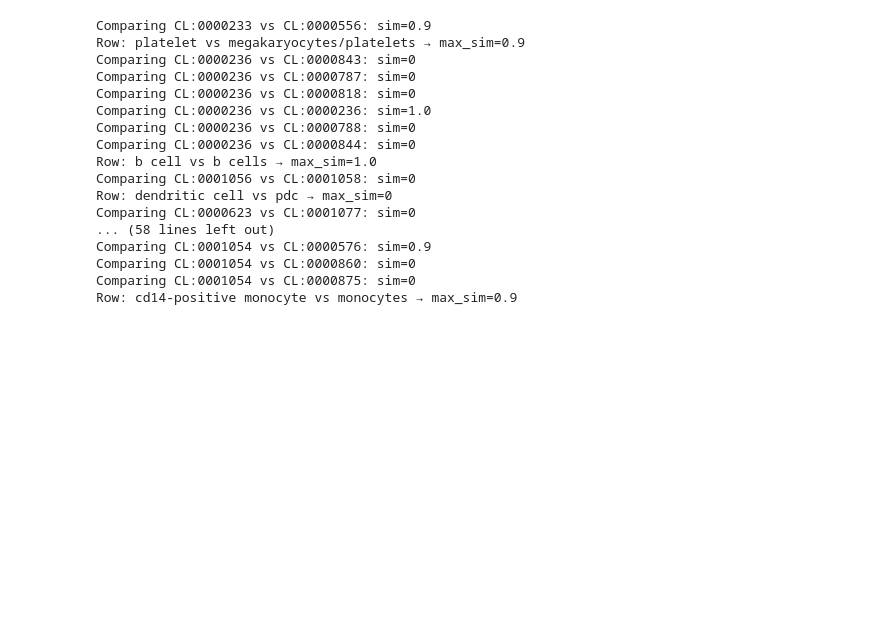
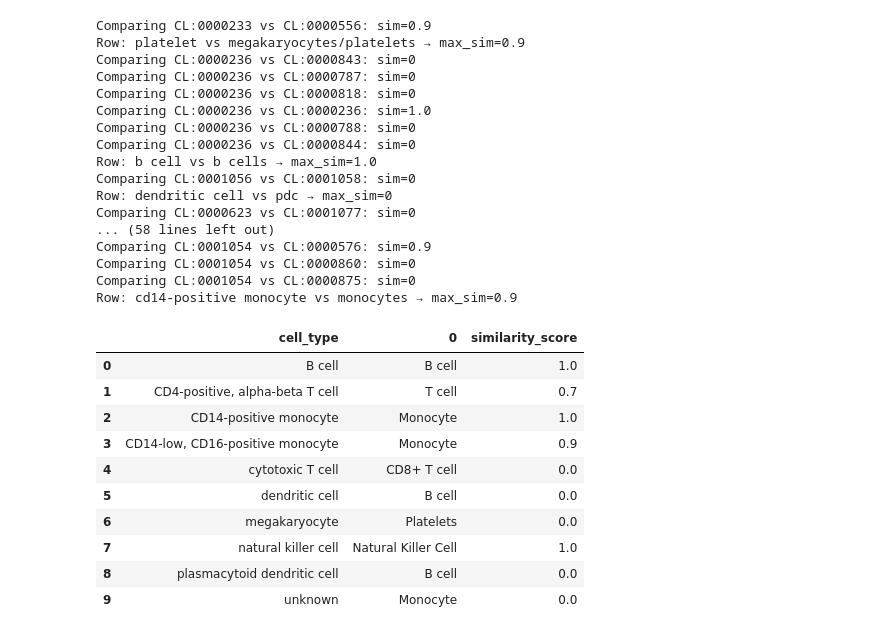
Before and after one commit to AlexAntill/code_benchLLM, a Jupyter notebook: notebooks/Annotation_Similarity.ipynb, the cells around one changed output. Saved outputs shown, nothing was run; the diff lists cells and outputs as text; code cells hidden in the pictures; blank space fills up the shorter version.

```diff
--- a/notebooks/Annotation_Similarity.ipynb
+++ b/notebooks/Annotation_Similarity.ipynb
@@ -61,10 +61,10 @@ def compute_similarity(id1, id2, graph):
 similarity_scores = []
 for _, row in df.iterrows():
     author_label = row['cell_type'].lower()
-    llama_label = row['0'].lower()
+    llm_label = row['0'].lower()
 
     id1 = label_to_id_ci.get(author_label)
-    id2 = label_to_id_ci.get(llama_label)
+    id2 = label_to_id_ci.get(llm_label)
 
     sim = compute_similarity(id1, id2, G)
     similarity_scores.append(sim)
@@ -146,5 +146,19 @@ Comparing CL:0001054 vs CL:0000576: sim=0.9
 Comparing CL:0001054 vs CL:0000860: sim=0
 Comparing CL:0001054 vs CL:0000875: sim=0
 Row: cd14-positive monocyte vs monocytes → max_sim=0.9
+# %%
+df
+# %% [output]
+|  | cell_type | 0 | similarity_score |
+| 0 | B cell | B cell | 1.0 |
+| 1 | CD4-positive, alpha-beta T cell | T cell | 0.7 |
+| 2 | CD14-positive monocyte | Monocyte | 1.0 |
+| 3 | CD14-low, CD16-positive monocyte | Monocyte | 0.9 |
+| 4 | cytotoxic T cell | CD8+ T cell | 0.0 |
+| 5 | dendritic cell | B cell | 0.0 |
+| 6 | megakaryocyte | Platelets | 0.0 |
+| 7 | natural killer cell | Natural Killer Cell | 1.0 |
+| 8 | plasmacytoid dendritic cell | B cell | 0.0 |
+| 9 | unknown | Monocyte | 0.0 |
 # %%
 # Save Results as CSV
```
Also changed, not shown: parts of 2 cells of this notebook, 1 other file.
